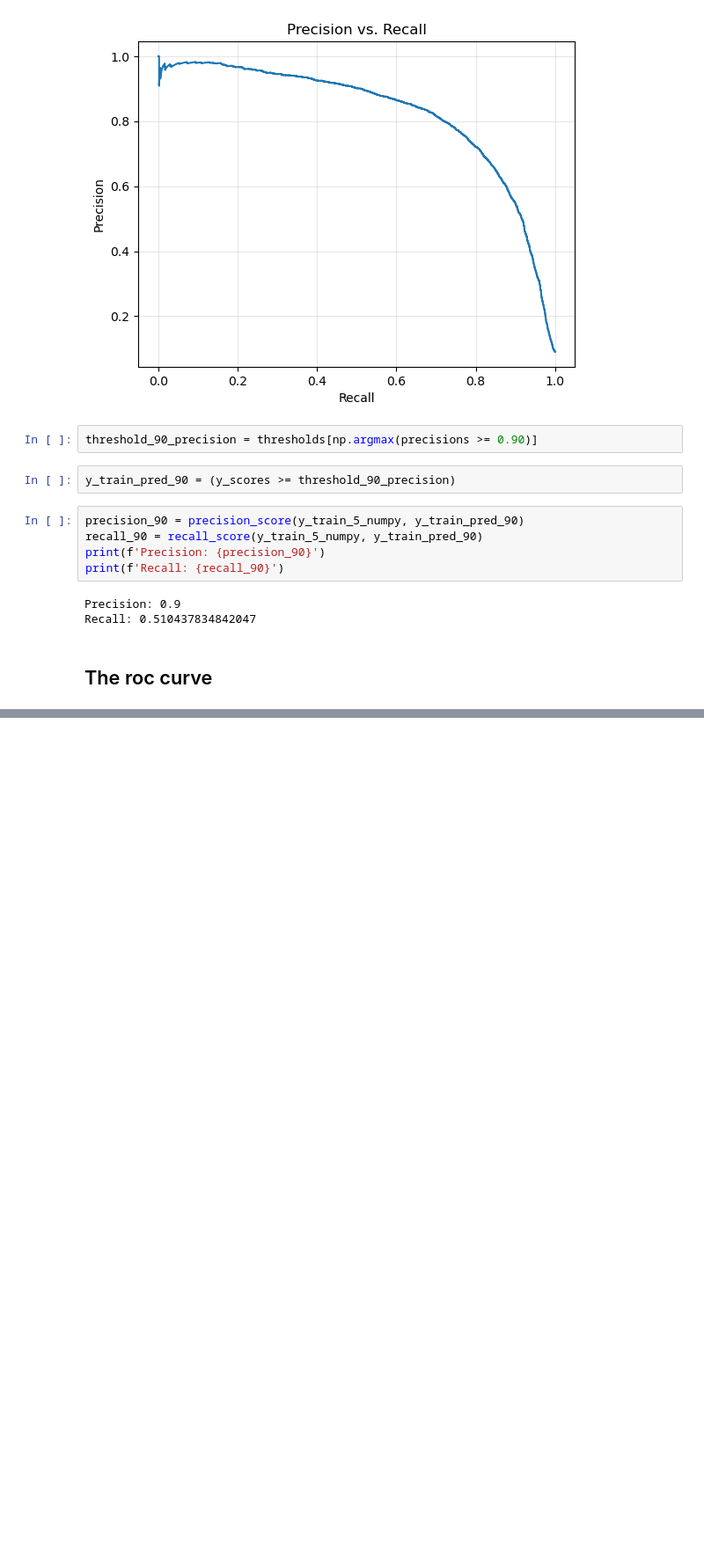
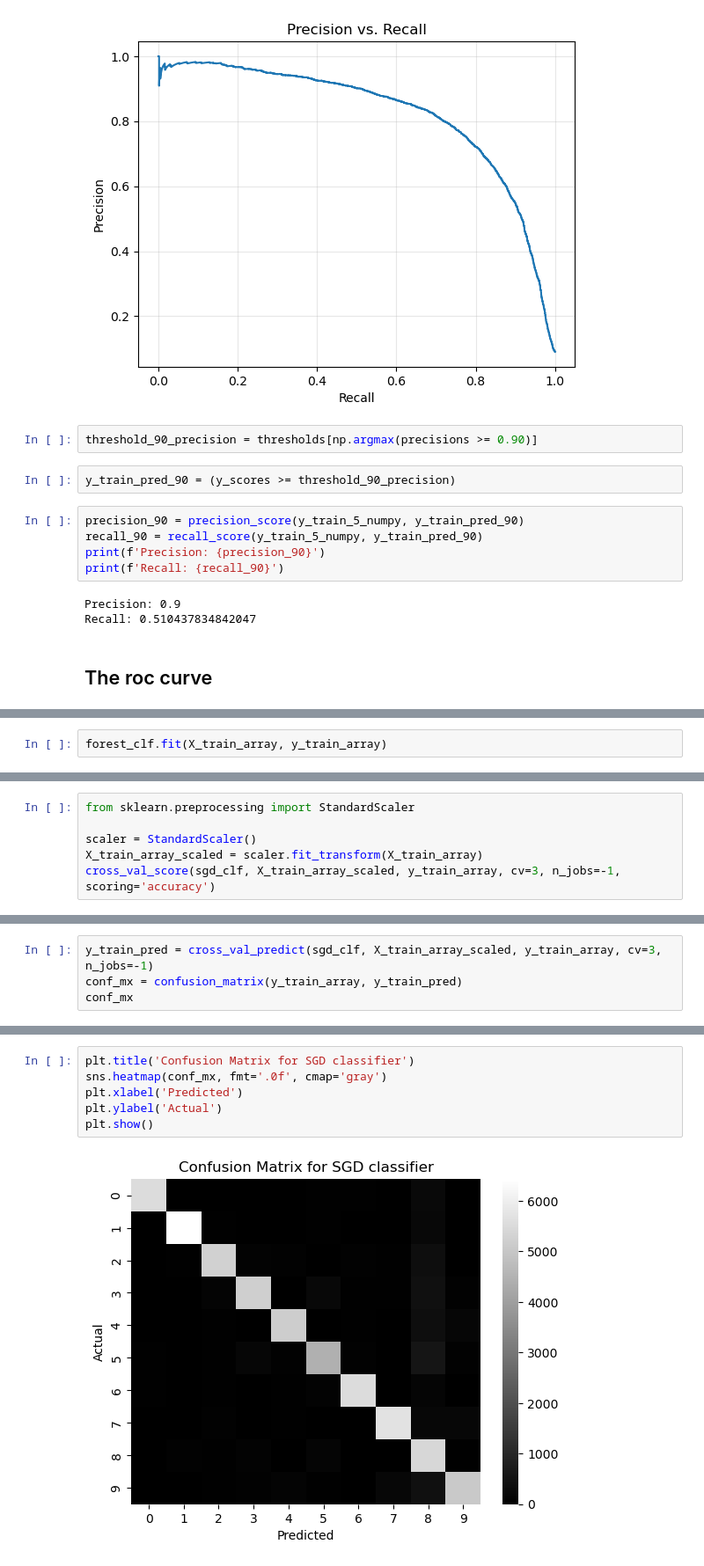
Before and after one commit to OriolPalacios/hands-on-ml-exercises, a Jupyter notebook: notebooks/third_chapter.ipynb, the cells around one changed output, grey strips where cells are left out. Shown at 88% size. Drawn from its saved outputs; the diff is of its cells as text; blank space fills up the shorter version.

```diff
--- a/notebooks/third_chapter.ipynb
+++ b/notebooks/third_chapter.ipynb
@@ -242,0 +331,2 @@ Recall: 0.510437834842047
+# %%
+forest_clf.fit(X_train_array, y_train_array)
@@ -242,0 +347,6 @@ Recall: 0.510437834842047
+# %%
+from sklearn.preprocessing import StandardScaler
+
+scaler = StandardScaler()
+X_train_array_scaled = scaler.fit_transform(X_train_array)
+cross_val_score(sgd_clf, X_train_array_scaled, y_train_array, cv=3, n_jobs=-1, scoring='accuracy')
@@ -242,0 +355,4 @@ Recall: 0.510437834842047
+# %%
+y_train_pred = cross_val_predict(sgd_clf, X_train_array_scaled, y_train_array, cv=3, n_jobs=-1)
+conf_mx = confusion_matrix(y_train_array, y_train_pred)
+conf_mx
@@ -242,0 +370,8 @@ Recall: 0.510437834842047
+# %%
+plt.title('Confusion Matrix for SGD classifier')
+sns.heatmap(conf_mx, fmt='.0f', cmap='gray')
+plt.xlabel('Predicted')
+plt.ylabel('Actual')
+plt.show()
+# %% [output]
+[figure, added]
```
Also changed, not shown: parts of 47 cells of this notebook.
